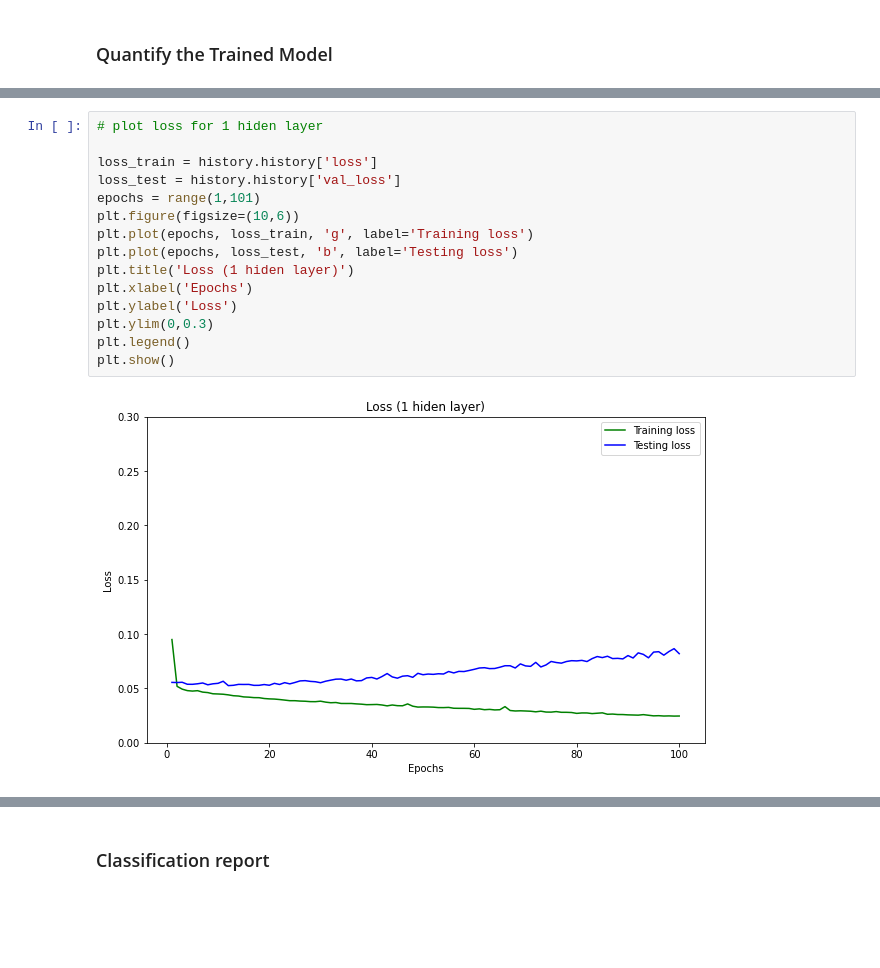
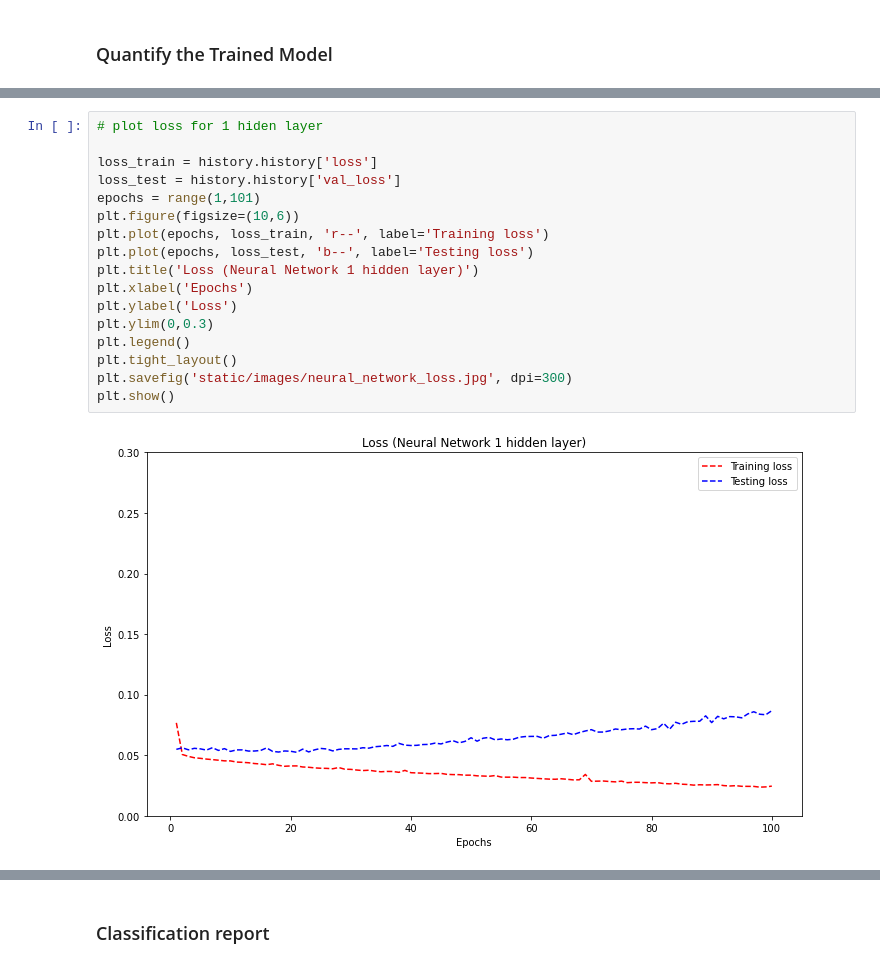
Before and after one commit to gjumaan/ml-project, a Jupyter notebook: Neural_Networks_Feipeng.ipynb, the cells around one changed output, grey strips where cells are left out. Drawn from its saved outputs; the diff is of its cells as text; blank space fills up the shorter version.

```diff
--- a/Neural_Networks_Feipeng.ipynb
+++ b/Neural_Networks_Feipeng.ipynb
@@ -187,20 +187,22 @@ Deep Learning Neural Network - Loss: 0.29365983605384827, Accuracy: 0.9731543660
 # %%
 # plot loss for 1 hiden layer
 
 loss_train = history.history['loss']
 loss_test = history.history['val_loss']
 epochs = range(1,101)
 plt.figure(figsize=(10,6))
-plt.plot(epochs, loss_train, 'g', label='Training loss')
-plt.plot(epochs, loss_test, 'b', label='Testing loss')
-plt.title('Loss (1 hiden layer)')
+plt.plot(epochs, loss_train, 'r--', label='Training loss')
+plt.plot(epochs, loss_test, 'b--', label='Testing loss')
+plt.title('Loss (Neural Network 1 hidden layer)')
 plt.xlabel('Epochs')
 plt.ylabel('Loss')
 plt.ylim(0,0.3)
 plt.legend()
+plt.tight_layout()
+plt.savefig('static/images/neural_network_loss.jpg', dpi=300)
 plt.show()
 # %% [output]
-[figure, old version]
+[figure, new version]
 # %%
 # plot loss with 2 hiden layers
 deep_loss_train = deep_history.history['loss']
```
Also changed, not shown: parts of 13 cells of this notebook, 22 other files.
